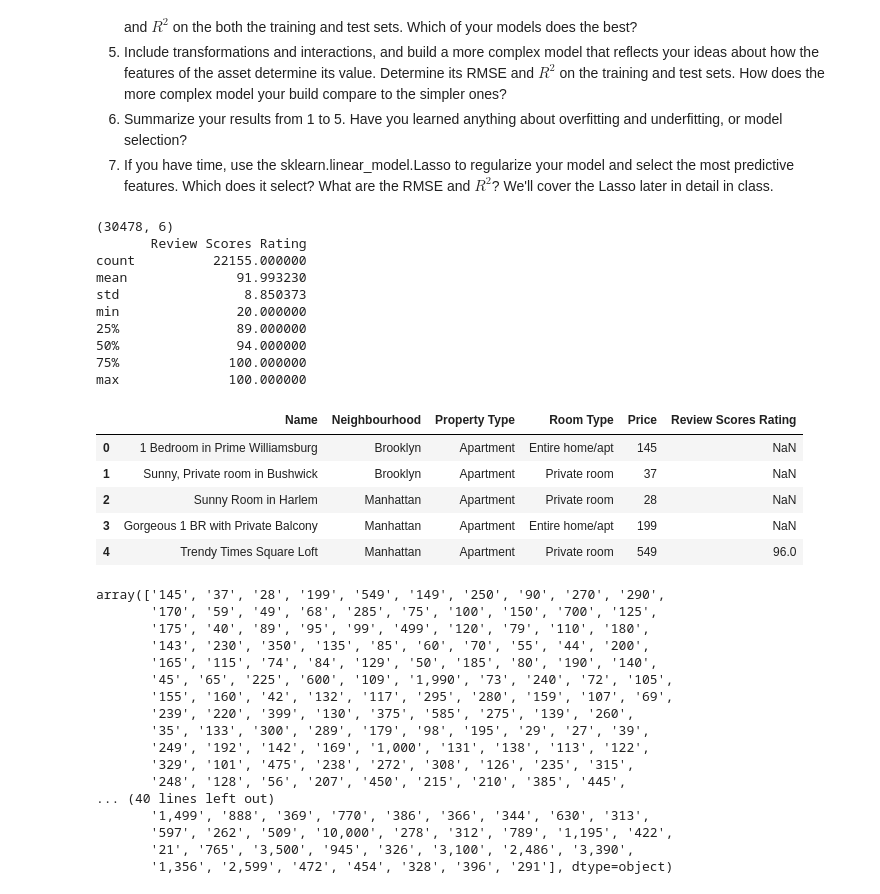
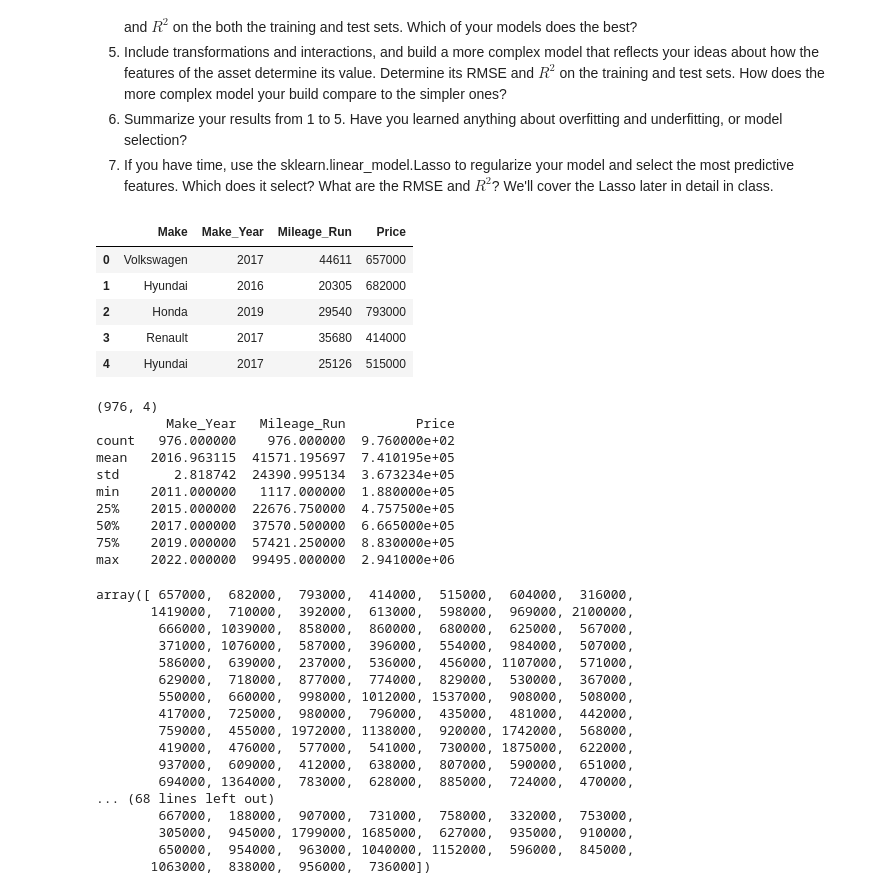
Before and after one commit to dsizzle67/ds3001-linearRegression, a Jupyter notebook: 04_hedonic_pricing/04_hedonic_pricing.ipynb, the cells around one changed output. Drawn from its saved outputs; the diff is of its cells as text; code cells hidden in the pictures.

```diff
--- a/04_hedonic_pricing/04_hedonic_pricing.ipynb
+++ b/04_hedonic_pricing/04_hedonic_pricing.ipynb
@@ -19,46 +22,50 @@ import pandas as pd
 # %%
 # -- 1 --
-df = pd.read_csv('/Users/Daria/Documents/UVA/Foundations_of_ML/linearRegression/ds3001-linearRegression/04_hedonic_pricing/airbnb_hw.csv')
-df = df.loc[:,['Name','Neighbourhood','Property Type','Room Type','Price','Review Scores Rating'] ]
-print(df.shape)
-print(df.describe())
+df = pd.read_csv('/Users/Daria/Documents/UVA/Foundations_of_ML/linearRegression/ds3001-linearRegression/04_hedonic_pricing/cars_hw.csv')
+df = df.loc[:,['Make','Make_Year','Mileage_Run','Price'] ]
 df.head()
 # %% [output]
-(30478, 6)
-       Review Scores Rating
-count          22155.000000
-mean              91.993230
-std                8.850373
-min               20.000000
-25%               89.000000
-50%               94.000000
-75%              100.000000
-max              100.000000
-|  | Name | Neighbourhood | Property Type | Room Type | Price | Review Scores Rating |
-| 0 | 1 Bedroom in Prime Williamsburg | Brooklyn | Apartment | Entire home/apt | 145 | NaN |
-| 1 | Sunny, Private room in Bushwick | Brooklyn | Apartment | Private room | 37 | NaN |
-| 2 | Sunny Room in Harlem | Manhattan | Apartment | Private room | 28 | NaN |
-| 3 | Gorgeous 1 BR with Private Balcony | Manhattan | Apartment | Entire home/apt | 199 | NaN |
-| 4 | Trendy Times Square Loft | Manhattan | Apartment | Private room | 549 | 96.0 |
+|  | Make | Make_Year | Mileage_Run | Price |
+| 0 | Volkswagen | 2017 | 44611 | 657000 |
+| 1 | Hyundai | 2016 | 20305 | 682000 |
+| 2 | Honda | 2019 | 29540 | 793000 |
+| 3 | Renault | 2017 | 35680 | 414000 |
+| 4 | Hyundai | 2017 | 25126 | 515000 |
+# %%
+print(df.shape)
+print(df.describe())
+df.head()
+df_og = df
+# %% [output]
+(976, 4)
+         Make_Year   Mileage_Run         Price
+count   976.000000    976.000000  9.760000e+02
+mean   2016.963115  41571.195697  7.410195e+05
+std       2.818742  24390.995134  3.673234e+05
+min    2011.000000   1117.000000  1.880000e+05
+25%    2015.000000  22676.750000  4.757500e+05
+50%    2017.000000  37570.500000  6.665000e+05
+75%    2019.000000  57421.250000  8.830000e+05
+max    2022.000000  99495.000000  2.941000e+06
 # %%
 price = df['Price']
 price.unique()
 # %% [output]
-array(['145', '37', '28', '199', '549', '149', '250', '90', '270', '290',
-       '170', '59', '49', '68', '285', '75', '100', '150', '700', '125',
-       '175', '40', '89', '95', '99', '499', '120', '79', '110', '180',
-       '143', '230', '350', '135', '85', '60', '70', '55', '44', '200',
-       '165', '115', '74', '84', '129', '50', '185', '80', '190', '140',
-       '45', '65', '225', '600', '109', '1,990', '73', '240', '72', '105',
-       '155', '160', '42', '132', '117', '295', '280', '159', '107', '69',
-       '239', '220', '399', '130', '375', '585', '275', '139', '260',
-       '35', '133', '300', '289', '179', '98', '195', '29', '27', '39',
-       '249', '192', '142', '169', '1,000', '131', '138', '113', '122',
-       '329', '101', '475', '238', '272', '308', '126', '235', '315',
-       '248', '128', '56', '207', '450', '215', '210', '385', '445',
-... (40 lines left out)
-       '1,499', '888', '369', '770', '386', '366', '344', '630', '313',
-       '597', '262', '509', '10,000', '278', '312', '789', '1,195', '422',
-       '21', '765', '3,500', '945', '326', '3,100', '2,486', '3,390',
-       '1,356', '2,599', '472', '454', '328', '396', '291'], dtype=object)
+array([ 657000,  682000,  793000,  414000,  515000,  604000,  316000,
+       1419000,  710000,  392000,  613000,  598000,  969000, 2100000,
+        666000, 1039000,  858000,  860000,  680000,  625000,  567000,
+        371000, 1076000,  587000,  396000,  554000,  984000,  507000,
+        586000,  639000,  237000,  536000,  456000, 1107000,  571000,
+        629000,  718000,  877000,  774000,  829000,  530000,  367000,
+        550000,  660000,  998000, 1012000, 1537000,  908000,  508000,
+        417000,  725000,  980000,  796000,  435000,  481000,  442000,
+        759000,  455000, 1972000, 1138000,  920000, 1742000,  568000,
+        419000,  476000,  577000,  541000,  730000, 1875000,  622000,
+        937000,  609000,  412000,  638000,  807000,  590000,  651000,
+        694000, 1364000,  783000,  628000,  885000,  724000,  470000,
+... (68 lines left out)
+        667000,  188000,  907000,  731000,  758000,  332000,  753000,
+        305000,  945000, 1799000, 1685000,  627000,  935000,  910000,
+        650000,  954000,  963000, 1040000, 1152000,  596000,  845000,
+       1063000,  838000,  956000,  736000])
 # %%
```
Also changed, not shown: parts of 14 cells of this notebook.
